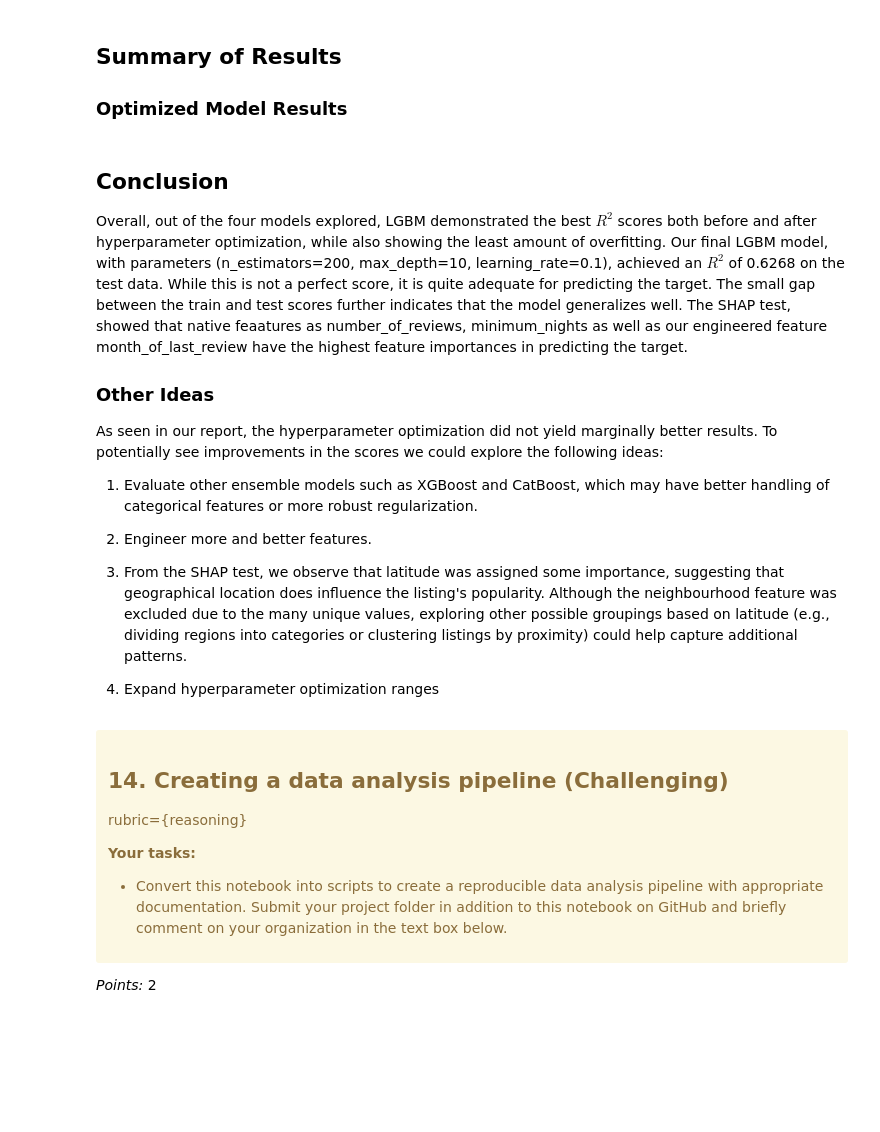
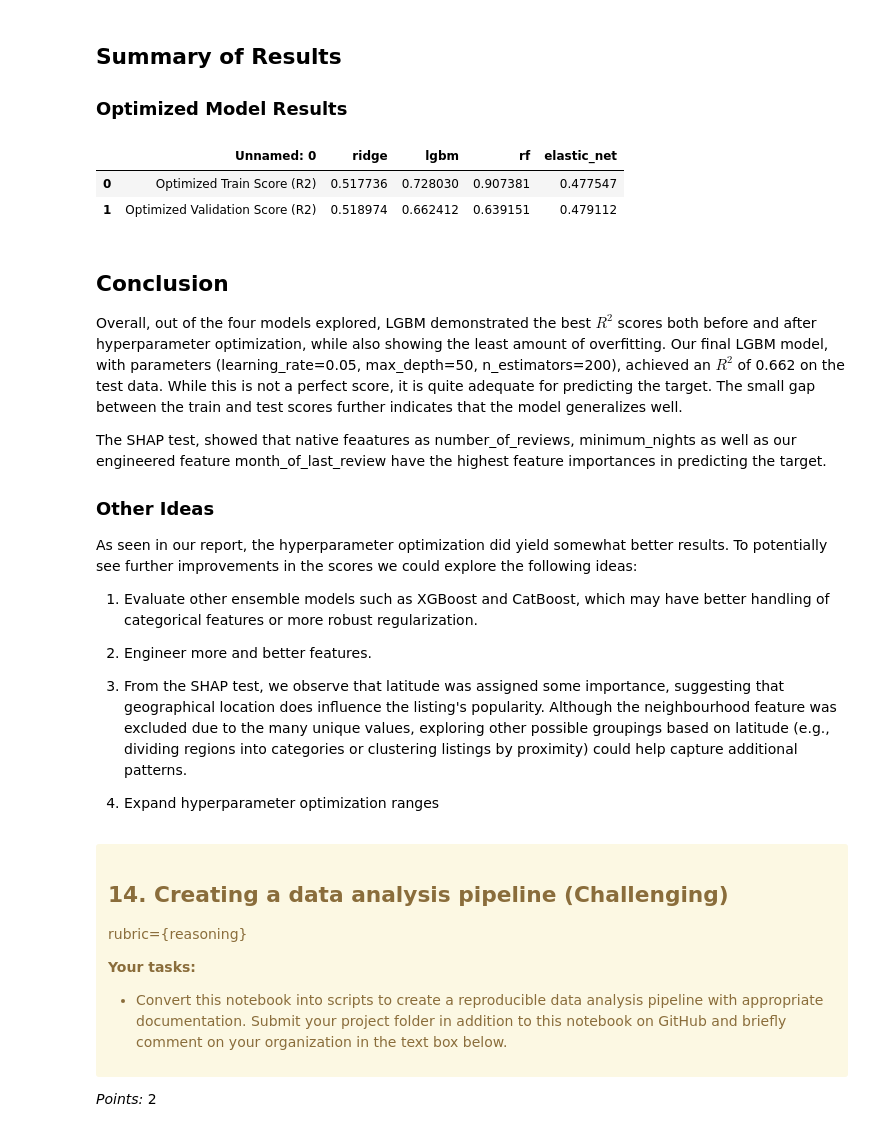
Before and after one commit to BChangs99/DSCI_573_Lab4_BDFJ, a Jupyter notebook: lab4.ipynb, the cells around one changed output. Cells and saved outputs as stored; diff of their text form; code cells hidden in the pictures; blank space fills up the shorter version.

```diff
--- a/lab4.ipynb
+++ b/lab4.ipynb
@@ -1111,15 +1114,23 @@ _Points:_ 8
 ## Summary of Results
 
 ### Optimized Model Results
+# %%
+import pandas as pd
+pd.read_csv('./results/optimized_results.csv')
+# %% [output]
+|  | Unnamed: 0 | ridge | lgbm | rf | elastic_net |
+| 0 | Optimized Train Score (R2) | 0.517736 | 0.728030 | 0.907381 | 0.477547 |
+| 1 | Optimized Validation Score (R2) | 0.518974 | 0.662412 | 0.639151 | 0.479112 |
 # %% [markdown]
 ## Conclusion
 
 Overall, out of the four models explored, LGBM demonstrated the best $R^2$
-scores both before and after hyperparameter optimization, while also showing the least amount of overfitting. Our final LGBM model, with parameters (n_estimators=200, max_depth=10, learning_rate=0.1), achieved an $R^2$ of 0.6268 on the test data. While this is not a perfect score, it is quite adequate for predicting the target. The small gap between the train and test scores further indicates that the model generalizes well.
+scores both before and after hyperparameter optimization, while also showing the least amount of overfitting. Our final LGBM model, with parameters (learning_rate=0.05, max_depth=50, n_estimators=200), achieved an $R^2$ of 0.662 on the test data. While this is not a perfect score, it is quite adequate for predicting the target. The small gap between the train and test scores further indicates that the model generalizes well.
+
 The SHAP test, showed that native feaatures as number_of_reviews, minimum_nights as well as our engineered feature month_of_last_review have the highest feature importances in predicting the target.
 
 ### Other Ideas
-As seen in our report, the hyperparameter optimization did not yield marginally better results. To potentially see improvements in the scores we could explore the following ideas:
+As seen in our report, the hyperparameter optimization did yield somewhat better results. To potentially see further improvements in the scores we could explore the following ideas:
 
 1. Evaluate other ensemble models such as XGBoost and CatBoost, which may have better handling of categorical features or more robust regularization.
 
```
Also changed, not shown: parts of 2 cells of this notebook.
